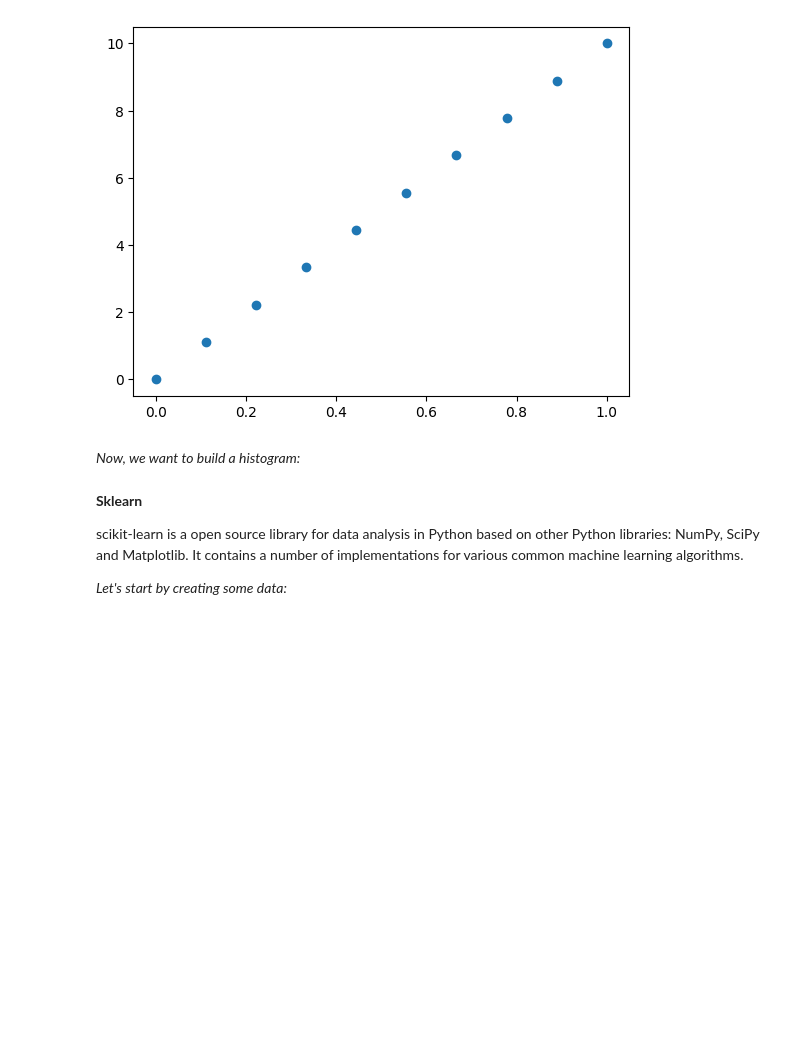
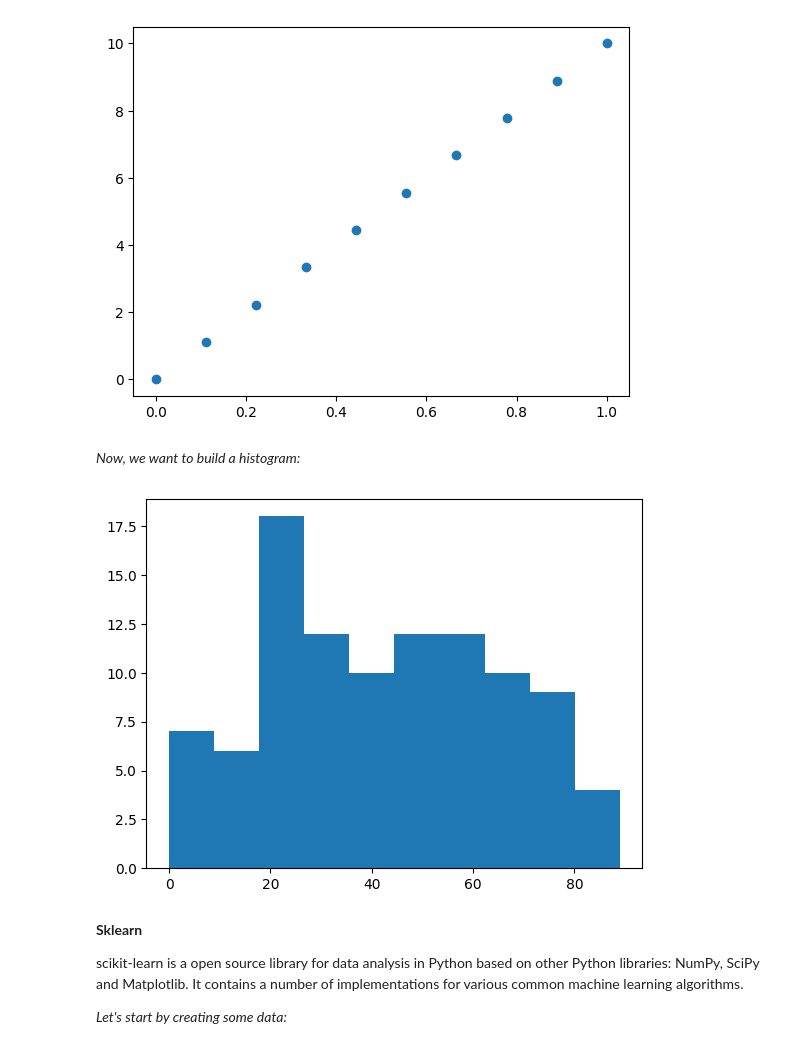
Before and after one commit to AnesCajic/Data-Science-for-Customer-Insight, a Jupyter notebook: Data_Science_for_Customer_Insights_Python_Introduction_Course.ipynb, the cells around one changed output. Saved outputs shown, nothing was run; the diff lists cells and outputs as text; code cells hidden in the pictures; blank space fills up the shorter version.

```diff
--- a/Data_Science_for_Customer_Insights_Python_Introduction_Course.ipynb
+++ b/Data_Science_for_Customer_Insights_Python_Introduction_Course.ipynb
@@ -831,14 +831,16 @@ plt.show()
 # %%
 # Let's start by creating a list of 100 random numbers between 0 and 90
 import random
 random_numbers=[]
 for i in range(100):
-  random_numbers. ...
+  random_numbers.append(random.randrange(0,91))
 
 # Now let's plot a histogram with 10 bins
-import ... as plt
-plt. ... ( ... )
+import matplotlib.pyplot as plt
+plt.hist(random_numbers, bins = 10)
 plt.show()
+# %% [output]
+[figure, added]
 # %% [markdown]
 **Sklearn**
 
```
